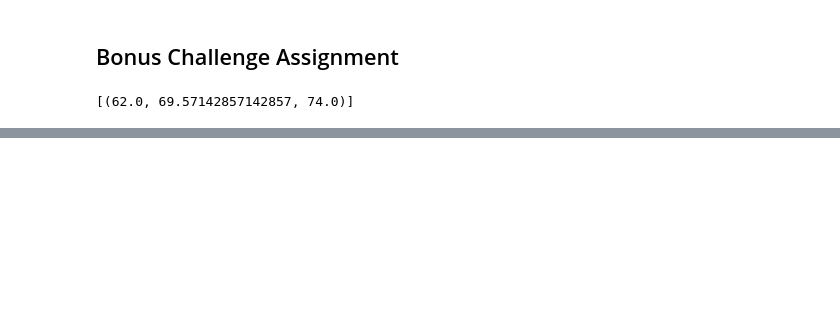
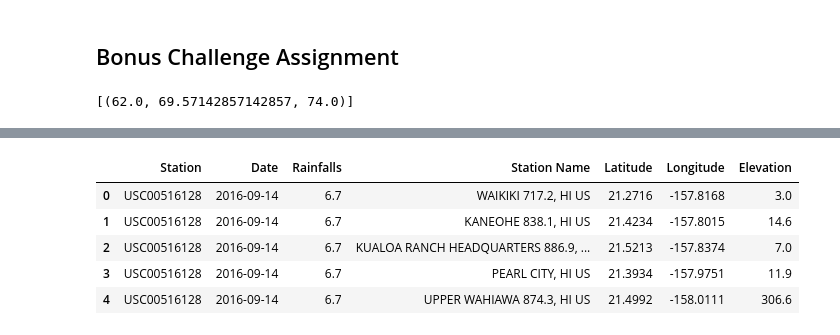
Before and after one commit to erikayi/sqlalchemy-challenge, a Jupyter notebook: climate_final.ipynb, the cells around one changed output, grey strips where cells are left out. Saved outputs shown, nothing was run; the diff lists cells and outputs as text; code cells hidden in the pictures; blank space fills up the shorter version.

```diff
--- a/climate_final.ipynb
+++ b/climate_final.ipynb
@@ -452,3 +463,40 @@ NameError: name 'tavg' is not defined
+# %%
+# Calculate the total amount of rainfall per weather station for your trip dates using the previous year's matching dates.
+# Sort this in descending order by precipitation amount and list the station, name, latitude, longitude, and elevation
+
+# joining two data
+
+join = [Measurement.prcp, Measurement.station, Station.station, Station.name, Station.longitude, Station.elevation,
+         Measurement.date]
+same_station = session.query(*join).filter(Station.station == Measurement.station).limit(10).all()
+
+for data in same_station:
+    (measurement_prcp, measurement_station, station_station, station_name, station_longitude, station_elevation,
+    measurement_date) = data
+
+#     print(f"station: {station_station} | station: {measurement_station}")
+
+
+end_date = dt.datetime(2017,8,23)
+begin_date = dt.datetime(2016,8,22)
+
+total_rainfall_per_station_bydates = session.query(Measurement.station, Measurement.date, Measurement.prcp,
+                                                   Station.name, Station.latitude, Station.longitude, Station.elevation).\
+                                      filter(Measurement.date <= end_date).\
+                                      filter(Measurement.date >= begin_date).\
+                                      order_by(Measurement.prcp.desc()).all()
+
+total_rainfall_per_station_bydates_df = pd.DataFrame(total_rainfall_per_station_bydates)
+total_rainfall_per_station_bydates_df.rename(columns={"station":"Station", "date":"Date", "prcp":"Rainfalls",
+                                       "name": "Station Name", "latitude": "Latitude", "longitude":"Longitude",
+                                       "elevation":"Elevation"}).head()
+# %% [output]
+|  | Station | Date | Rainfalls | Station Name | Latitude | Longitude | Elevation |
+| 0 | USC00516128 | 2016-09-14 | 6.7 | WAIKIKI 717.2, HI US | 21.2716 | -157.8168 | 3.0 |
+| 1 | USC00516128 | 2016-09-14 | 6.7 | KANEOHE 838.1, HI US | 21.4234 | -157.8015 | 14.6 |
+| 2 | USC00516128 | 2016-09-14 | 6.7 | KUALOA RANCH HEADQUARTERS 886.9, ... | 21.5213 | -157.8374 | 7.0 |
+| 3 | USC00516128 | 2016-09-14 | 6.7 | PEARL CITY, HI US | 21.3934 | -157.9751 | 11.9 |
+| 4 | USC00516128 | 2016-09-14 | 6.7 | UPPER WAHIAWA 874.3, HI US | 21.4992 | -158.0111 | 306.6 |
 # %%
 # Create a query that will calculate the daily normals
 # (i.e. the averages for tmin, tmax, and tavg for all historic data matching a specific month and day)
```
Also changed, not shown: parts of 10 cells of this notebook, 1 other file.
